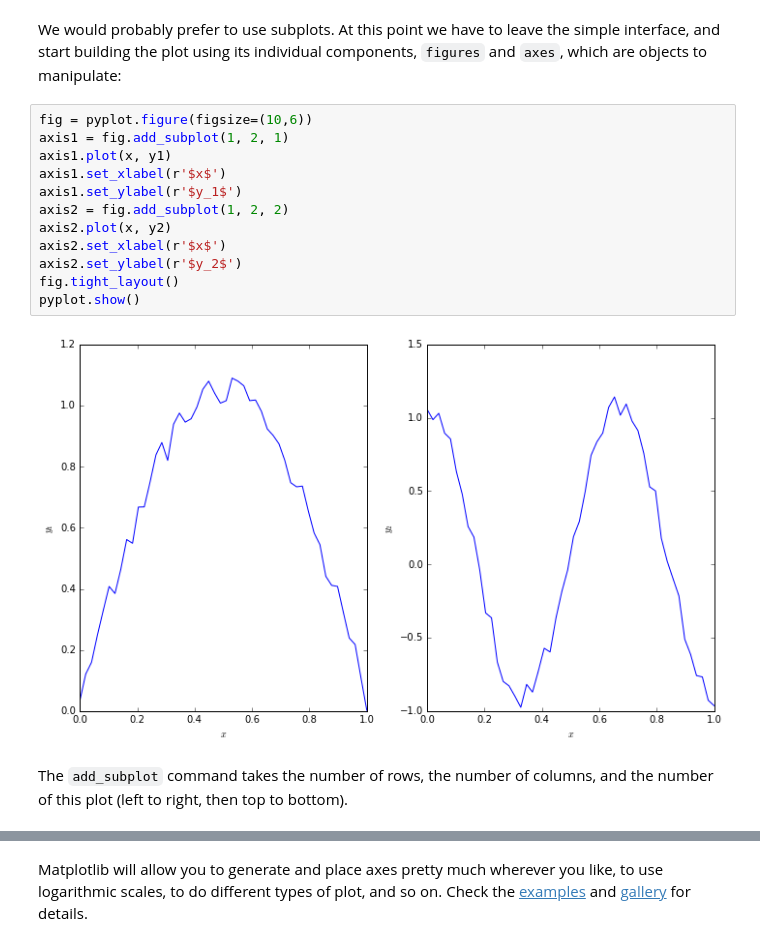
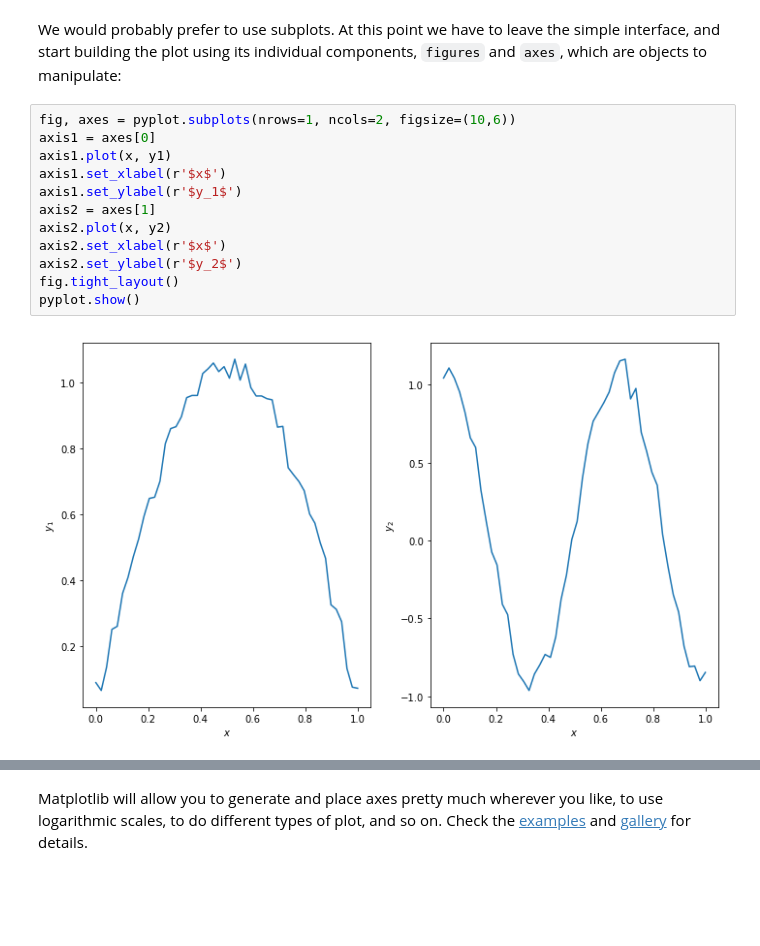
Before and after one commit to IanHawke/msc-or-python, a Jupyter notebook: 03-plotting-data.ipynb, the cells around one changed output, grey strips where cells are left out. Cells and saved outputs as stored; diff of their text form; blank space fills up the shorter version.

Commit message:
Shift to pyplot.subplots

```diff
--- a/03-plotting-data.ipynb
+++ b/03-plotting-data.ipynb
@@ -59,18 +59,16 @@ pyplot.show()
 # %% [markdown]
 We would probably prefer to use subplots. At this point we have to leave the simple interface, and start building the plot using its individual components, `figures` and `axes`, which are objects to manipulate:
 # %%
-fig = pyplot.figure(figsize=(10,6))
-axis1 = fig.add_subplot(1, 2, 1)
+fig, axes = pyplot.subplots(nrows=1, ncols=2, figsize=(10,6))
+axis1 = axes[0]
 axis1.plot(x, y1)
 axis1.set_xlabel(r'$x$')
 axis1.set_ylabel(r'$y_1$')
-axis2 = fig.add_subplot(1, 2, 2)
+axis2 = axes[1]
 axis2.plot(x, y2)
 axis2.set_xlabel(r'$x$')
 axis2.set_ylabel(r'$y_2$')
 fig.tight_layout()
 pyplot.show()
 # %% [output]
-[figure, old version]
+[figure, new version]
-# %% [markdown]
-The `add_subplot` command takes the number of rows, the number of columns, and the number of this plot (left to right, then top to bottom).
```
Also changed, not shown: parts of 7 cells of this notebook.
